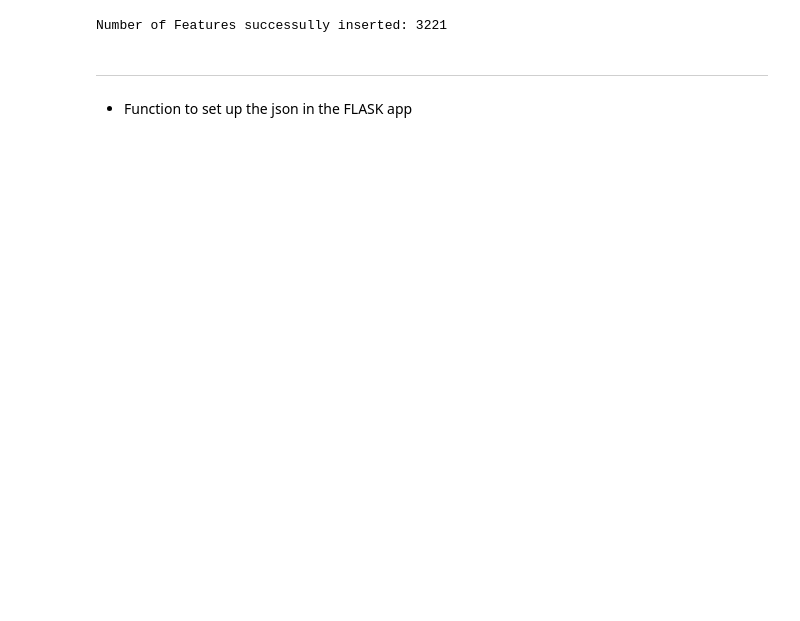
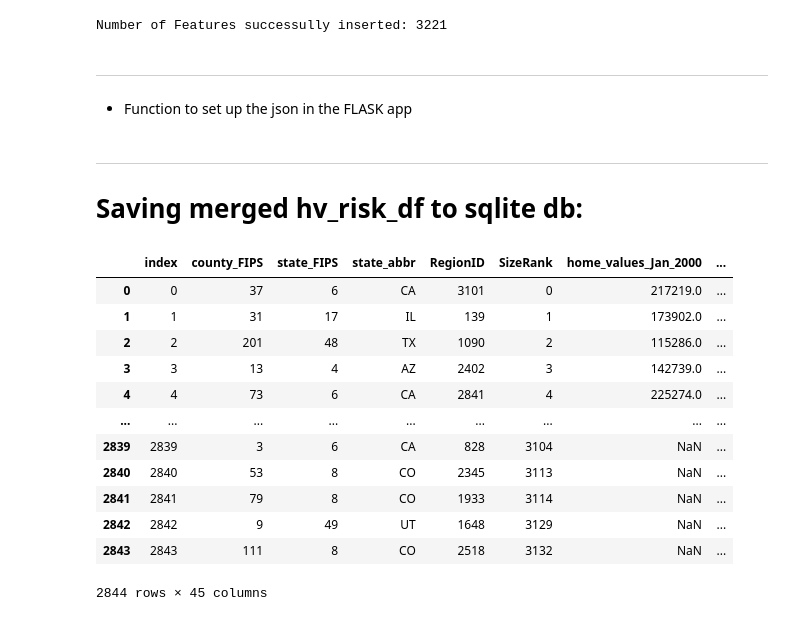
Before and after one commit to zwcrowley/Project_3_Team_7, a Jupyter notebook: data_cleaning_zc.ipynb, the cells around one changed output. Drawn from its saved outputs; the diff is of its cells as text; code cells hidden in the pictures; blank space fills up the shorter version.

Commit message:
New app and sqlite db set up

```diff
--- a/data_cleaning_zc.ipynb
+++ b/data_cleaning_zc.ipynb
@@ -395,0 +235,3 @@ class MongoJSONEncoder(json.JSONEncoder):
+# %% [markdown]
+________________________________
+# Saving merged hv_risk_df to sqlite db:
@@ -395,0 +242,23 @@ class MongoJSONEncoder(json.JSONEncoder):
+# %%
+# Create engine that will save the sqlite file db to the output folder in our directory:
+engine = create_engine('sqlite:///output/hv_risk.sqlite')
+# Save df to sqlite db as a table/class called "hv_risk_merged_data":
+hv_risk_df.to_sql('hv_risk_merged_data', engine, if_exists='replace')
+# %%
+# Read back in data from table called "hv_risk_merged_data":
+hv_risk_merged_data= pd.read_sql_query('SELECT * FROM hv_risk_merged_data',engine)
+hv_risk_merged_data
+# %% [output]
+|  | index | county_FIPS | state_FIPS | state_abbr | RegionID | SizeRank | home_values_Jan_2000 | ... |
+| 0 | 0 | 37 | 6 | CA | 3101 | 0 | 217219.0 | ... |
+| 1 | 1 | 31 | 17 | IL | 139 | 1 | 173902.0 | ... |
+| 2 | 2 | 201 | 48 | TX | 1090 | 2 | 115286.0 | ... |
+| 3 | 3 | 13 | 4 | AZ | 2402 | 3 | 142739.0 | ... |
+| 4 | 4 | 73 | 6 | CA | 2841 | 4 | 225274.0 | ... |
+| ... | ... | ... | ... | ... | ... | ... | ... | ... |
+| 2839 | 2839 | 3 | 6 | CA | 828 | 3104 | NaN | ... |
+| 2840 | 2840 | 53 | 8 | CO | 2345 | 3113 | NaN | ... |
+| 2841 | 2841 | 79 | 8 | CO | 1933 | 3114 | NaN | ... |
+| 2842 | 2842 | 9 | 49 | UT | 1648 | 3129 | NaN | ... |
+| 2843 | 2843 | 111 | 8 | CO | 2518 | 3132 | NaN | ... |
+2844 rows × 45 columns
```
Also changed, not shown: parts of 20 cells of this notebook, 4 other files.
